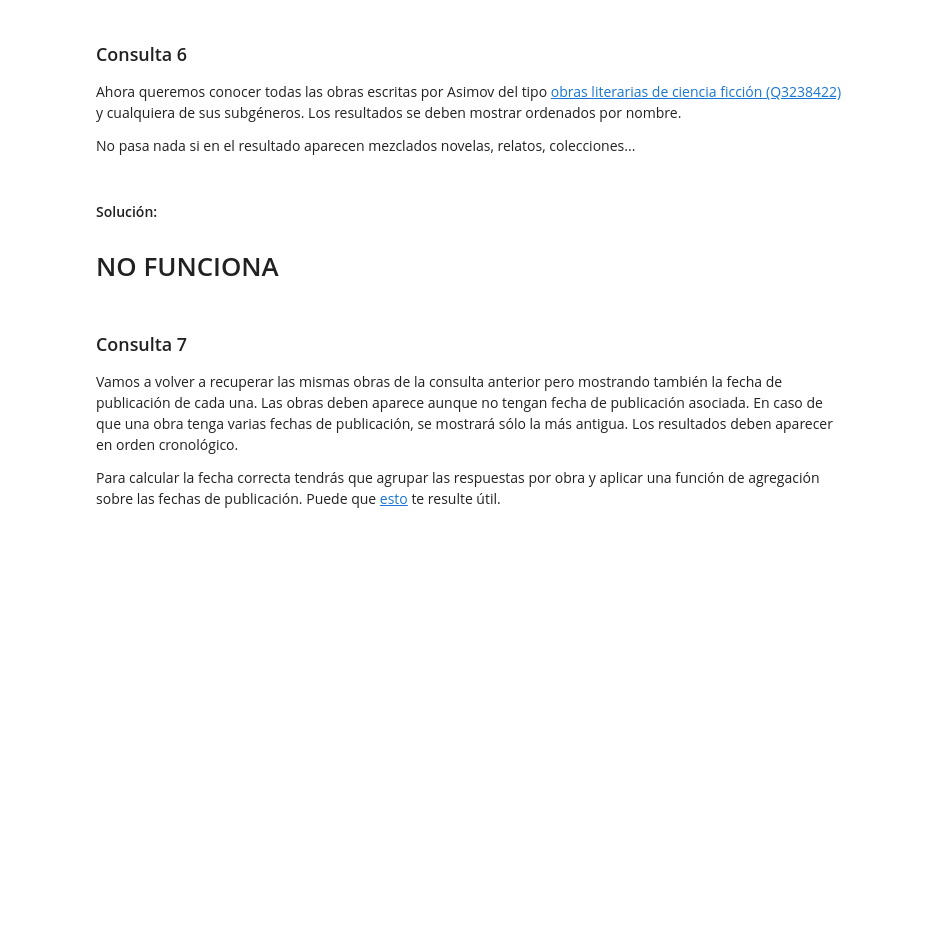
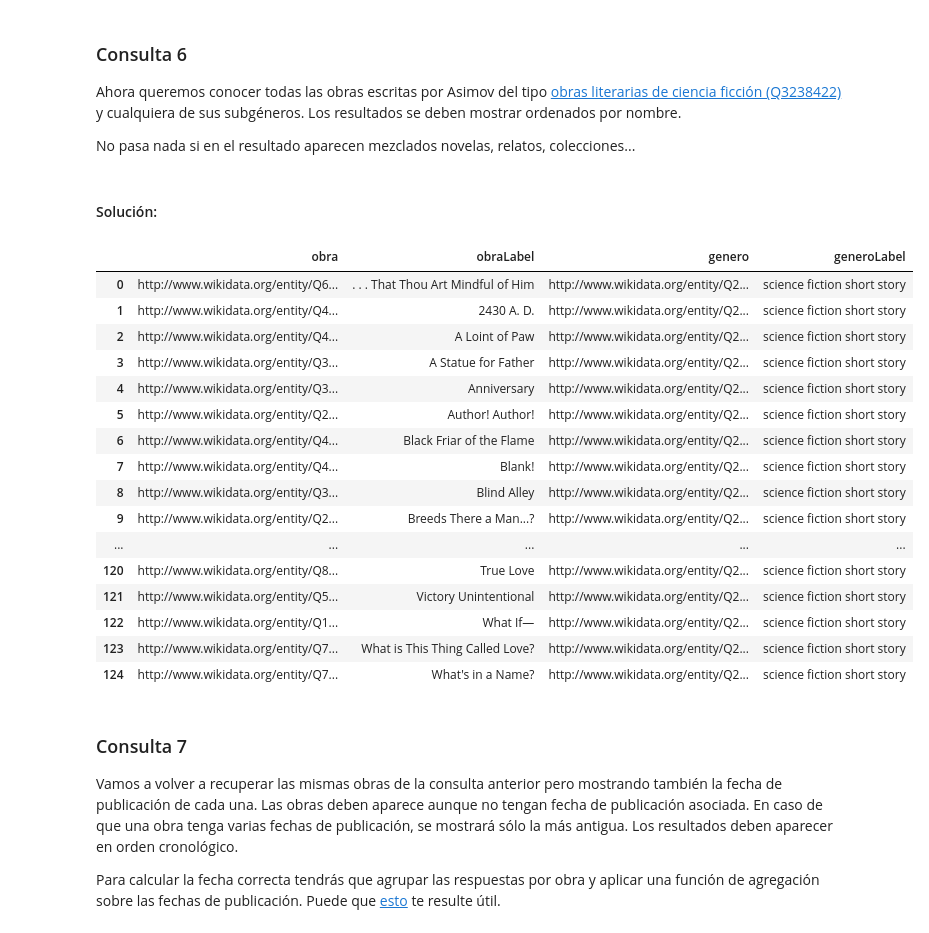
Before and after one commit to mario-sanz/IA2-Practicas, a Jupyter notebook: Lab3/P3-wikidata.ipynb, the cells around one changed output. Cells and saved outputs as stored; diff of their text form; code cells hidden in the pictures; blank space fills up the shorter version.

```diff
--- a/Lab3/P3-wikidata.ipynb
+++ b/Lab3/P3-wikidata.ipynb
@@ -212,18 +212,35 @@ Ahora queremos conocer todas las obras escritas por Asimov del tipo [obras liter
 No pasa nada si en el resultado aparecen mezclados novelas, relatos, colecciones...
 # %% [markdown]
 #### Solución:
-
-# NO FUNCIONA
 # %%
 %%wdsparql
-SELECT ?obra ?obraLabel ?genero
+SELECT ?obra ?obraLabel ?genero ?generoLabel
 WHERE
 {
     ?obra wdt:P50 wd:Q34981;
-          p:P136 [ ps:P136 ?genero;
-                   pq:P279* wd:Q3238422 ].
+          wdt:P136 ?genero .
+    ?genero wdt:P279* wd:Q3238422 .
     SERVICE wikibase:label { bd:serviceParam wikibase:language "en". }
 }
+ORDER BY ASC(?obraLabel)
+# %% [output]
+|  | obra | obraLabel | genero | generoLabel |
+| 0 | http://www.wikidata.org/entity/Q6... | . . . That Thou Art Mindful of Him | http://www.wikidata.org/entity/Q2... | science fiction short story |
+| 1 | http://www.wikidata.org/entity/Q4... | 2430 A. D. | http://www.wikidata.org/entity/Q2... | science fiction short story |
+| 2 | http://www.wikidata.org/entity/Q4... | A Loint of Paw | http://www.wikidata.org/entity/Q2... | science fiction short story |
+| 3 | http://www.wikidata.org/entity/Q3... | A Statue for Father | http://www.wikidata.org/entity/Q2... | science fiction short story |
+| 4 | http://www.wikidata.org/entity/Q3... | Anniversary | http://www.wikidata.org/entity/Q2... | science fiction short story |
+| 5 | http://www.wikidata.org/entity/Q2... | Author! Author! | http://www.wikidata.org/entity/Q2... | science fiction short story |
+| 6 | http://www.wikidata.org/entity/Q4... | Black Friar of the Flame | http://www.wikidata.org/entity/Q2... | science fiction short story |
+| 7 | http://www.wikidata.org/entity/Q4... | Blank! | http://www.wikidata.org/entity/Q2... | science fiction short story |
+| 8 | http://www.wikidata.org/entity/Q3... | Blind Alley | http://www.wikidata.org/entity/Q2... | science fiction short story |
+| 9 | http://www.wikidata.org/entity/Q2... | Breeds There a Man...? | http://www.wikidata.org/entity/Q2... | science fiction short story |
+| ... | ... | ... | ... | ... |
+| 120 | http://www.wikidata.org/entity/Q8... | True Love | http://www.wikidata.org/entity/Q2... | science fiction short story |
+| 121 | http://www.wikidata.org/entity/Q5... | Victory Unintentional | http://www.wikidata.org/entity/Q2... | science fiction short story |
+| 122 | http://www.wikidata.org/entity/Q1... | What If— | http://www.wikidata.org/entity/Q2... | science fiction short story |
+| 123 | http://www.wikidata.org/entity/Q7... | What is This Thing Called Love? | http://www.wikidata.org/entity/Q2... | science fiction short story |
+| 124 | http://www.wikidata.org/entity/Q7... | What's in a Name? | http://www.wikidata.org/entity/Q2... | science fiction short story |
 # %% [markdown]
 ### Consulta 7
 
```
Also changed, not shown: parts of 9 cells of this notebook.
